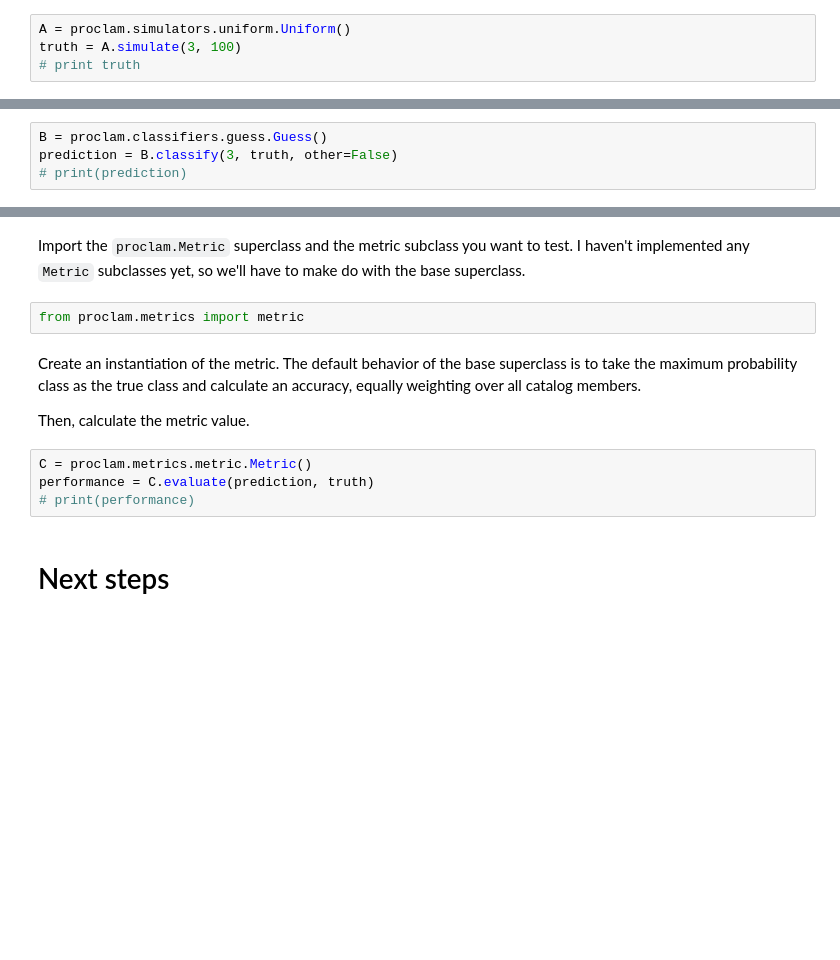
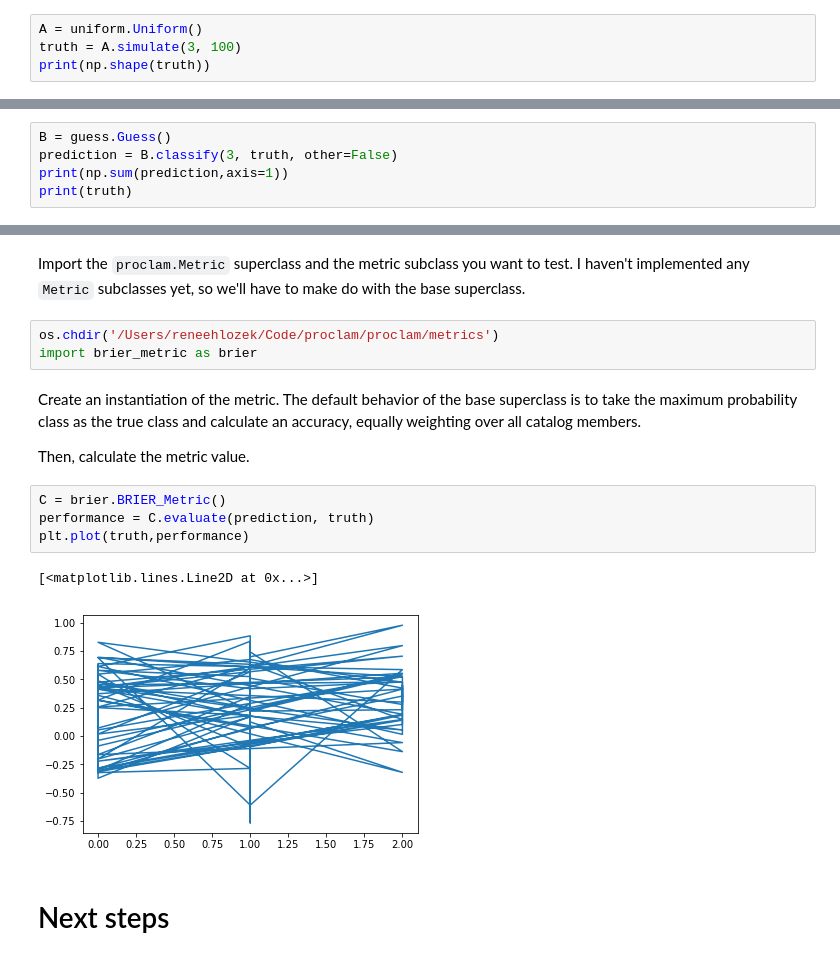
Before and after one commit to aimalz/proclam, a Jupyter notebook: pipeline_sandbox.ipynb, the cells around one changed output, grey strips where cells are left out. Drawn from its saved outputs; the diff is of its cells as text; blank space fills up the shorter version.

Commit message:
changed pipeline to take metrics

```diff
--- a/pipeline_sandbox.ipynb
+++ b/pipeline_sandbox.ipynb
@@ -17,6 +23,6 @@ Create an instantiation of the simulator for the true dataset class distribution
 
 Then, simulate a truth catalog.  In this case, there are 3 true classes and 100 objects in the catalog.  The output will be a `numpy.ndarray` with 100 entries, each of which is the index of the class for that catalog member.
 # %%
-A = proclam.simulators.uniform.Uniform()
+A = uniform.Uniform()
 truth = A.simulate(3, 100)
-# print truth
+print(np.shape(truth))
@@ -32,6 +41,7 @@ Create an instantiation of the classifier of a particular scheme.  If you use th
 
 Then, "classify" the "data."  By default, classification results will also include an extra column for "other" classes beyond the number in the training set, but in this example let's assume it knows of the 3 classes in the training set without leaving room for additional classes.  The output will be a `numpy.ndarray` with 100 rows and column entries representing each catalog member's posterior probability for being of each class.
 # %%
-B = proclam.classifiers.guess.Guess()
+B = guess.Guess()
 prediction = B.classify(3, truth, other=False)
-# print(prediction)
+print(np.sum(prediction,axis=1))
+print(truth)
@@ -39,16 +59,20 @@ prediction = B.classify(3, truth, other=False)
 ## 3. Metric values
 # %% [markdown]
 Import the `proclam.Metric` superclass and the metric subclass you want to test.  I haven't implemented any `Metric` subclasses yet, so we'll have to make do with the base superclass.
-# %%
-from proclam.metrics import metric
+# %%
+os.chdir('/Users/reneehlozek/Code/proclam/proclam/metrics')
+import brier_metric as brier
 # %% [markdown]
 Create an instantiation of the metric.  The default behavior of the base superclass is to take the maximum probability class as the true class and calculate an accuracy, equally weighting over all catalog members.
 
 Then, calculate the metric value.
 # %%
-C = proclam.metrics.metric.Metric()
+C = brier.BRIER_Metric()
 performance = C.evaluate(prediction, truth)
-# print(performance)
+plt.plot(truth,performance)
+# %% [output]
+[<matplotlib.lines.Line2D at 0x...>]
+[figure, added]
 # %% [markdown]
 # Next steps
 # %% [markdown]
```
Also changed, not shown: parts of 6 cells of this notebook.
